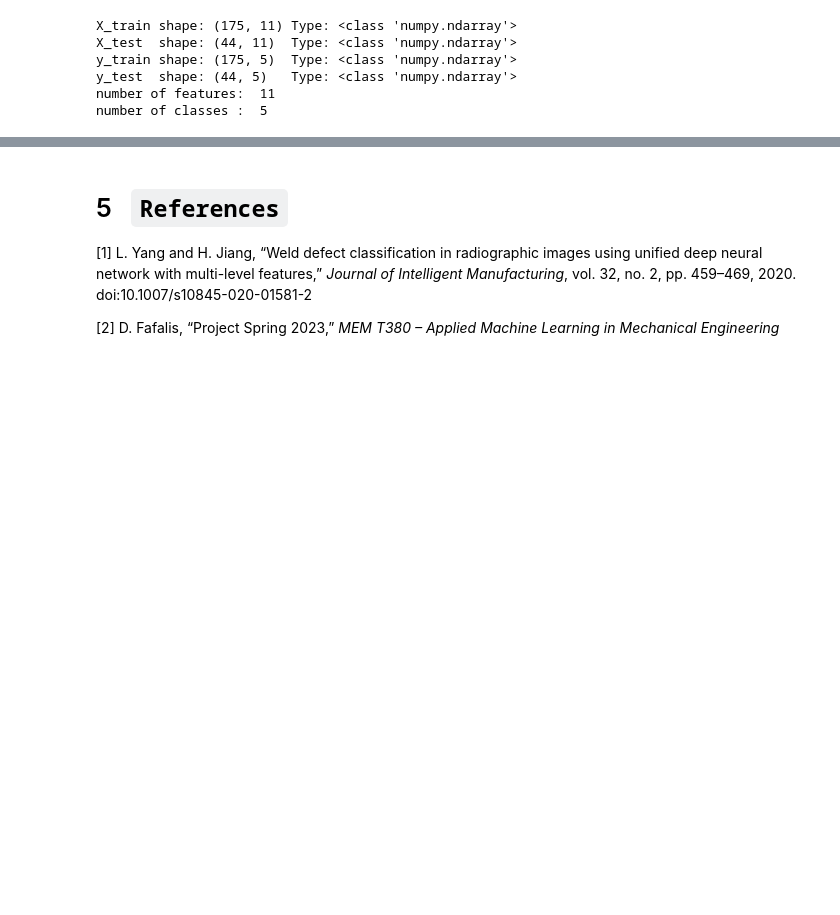
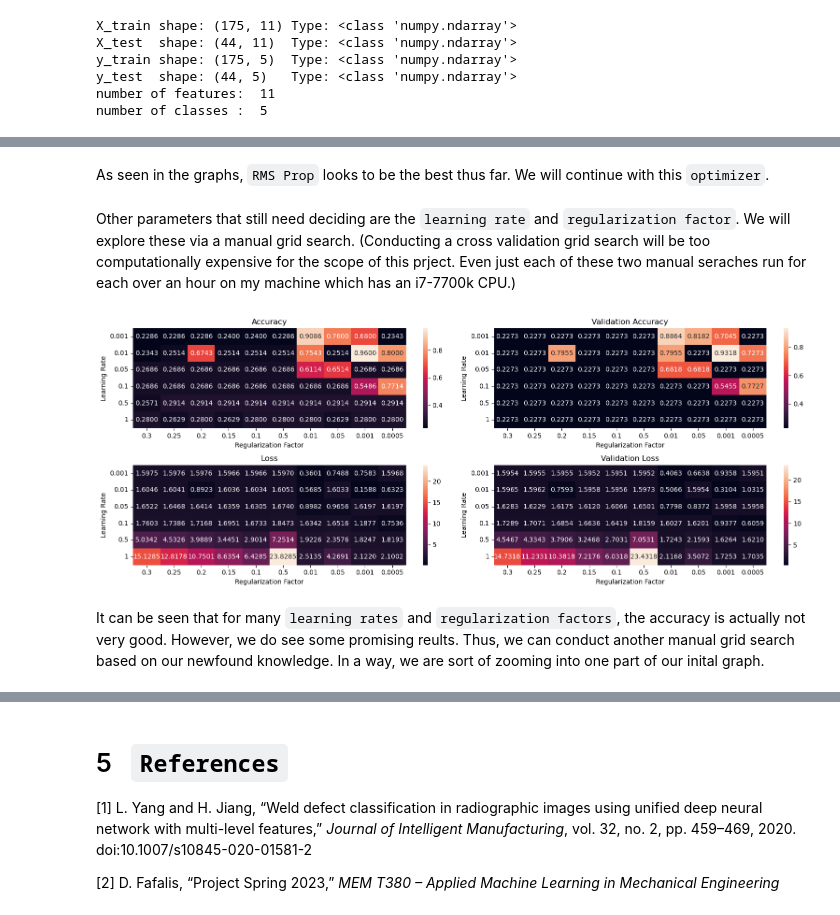
Before and after one commit to sokosaa/Machine-Learning-in-Mechanical-Engineering, a Jupyter notebook: project/project.ipynb, the cells around one changed output, grey strips where cells are left out. Drawn from its saved outputs; the diff is of its cells as text; code cells hidden in the pictures; blank space fills up the shorter version.

```diff
--- a/project/project.ipynb
+++ b/project/project.ipynb
@@ -293,0 +345,4 @@ Color coded to show resembelance to the paper's architecture:
+# %% [markdown]
+As seen in the graphs, `RMS Prop` looks to be the best thus far. We will continue with this `optimizer`.
+# %% [markdown]
+Other parameters that still need deciding are the `learning rate` and `regularization factor`. We will explore these via a manual grid search. (Conducting a cross validation grid search will be too computationally expensive for the scope of this prject. Even just each of these two manual seraches run for each over an hour on my machine which has an i7-7700k CPU.)
@@ -293,0 +406,10 @@ Color coded to show resembelance to the paper's architecture:
+# %%
+learning_rates_inital_guesses = [0.001, 0.01, 0.05, 0.1, 0.5, 1]
+regularization_factors_inital_guesses = [0.3, 0.25, 0.2, 0.15, 0.1, 0.05, 0.01, 0.005, 0.001, 0.0005]
+results_inital_guesses = manual_guess_grid_search(learning_rates_inital_guesses, regularization_factors_inital_guesses)
+# %%
+display_manual_guess_grid_search(results_inital_guesses, learning_rates_inital_guesses, regularization_factors_inital_guesses)
+# %% [output]
+[figure, added]
+# %% [markdown]
+It can be seen that for many `learning rates` and `regularization factors`, the accuracy is actually not very good. However, we do see some promising reults. Thus, we can conduct another manual grid search based on our newfound knowledge. In a way, we are sort of zooming into one part of our inital graph.
```
Also changed, not shown: parts of 23 cells of this notebook, 4 other files.
